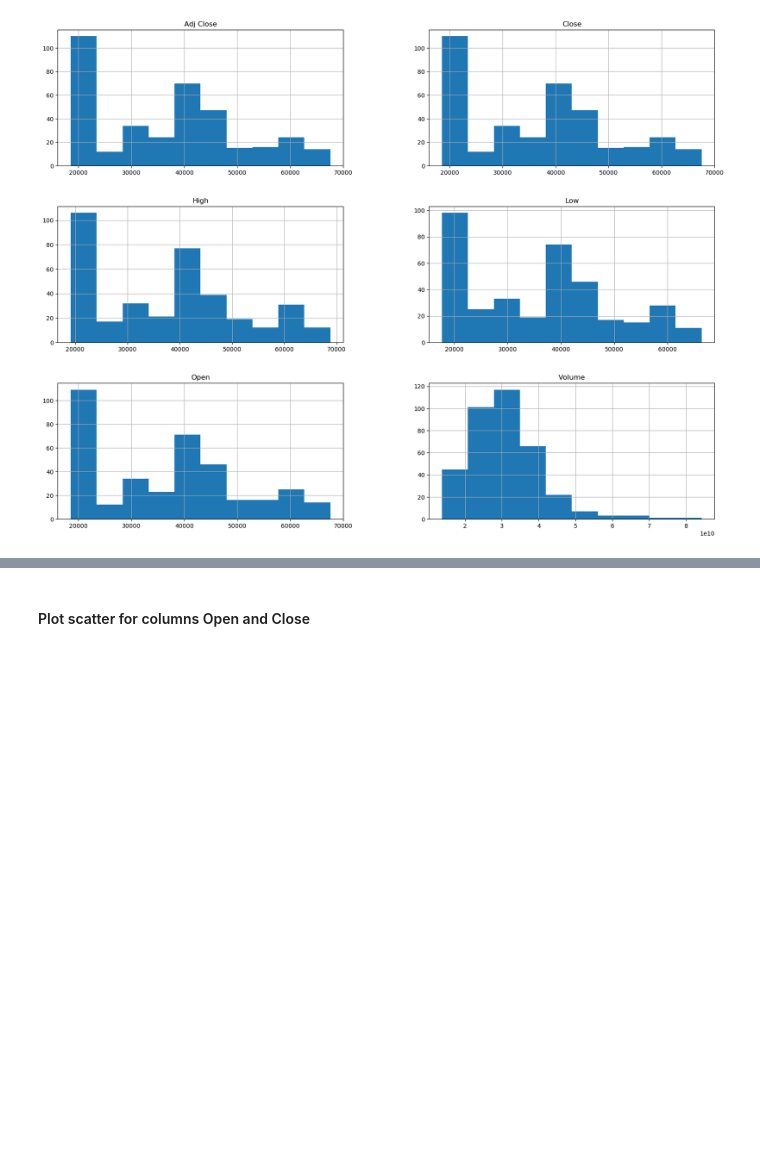
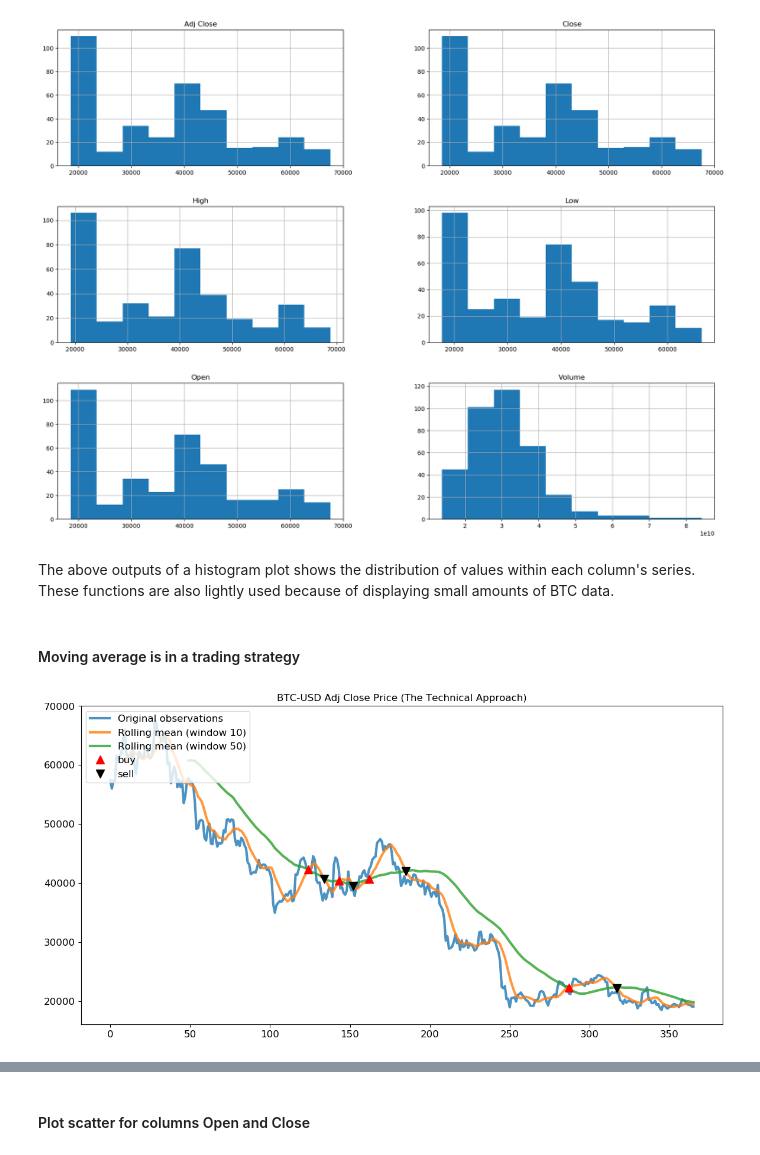
Before and after one commit to g3-reiten/scalable-backtesting-pipeline, a Jupyter notebook: notebooks/EDA_BTC-USD.ipynb, the cells around one changed output, grey strips where cells are left out. Drawn from its saved outputs; the diff is of its cells as text; code cells hidden in the pictures; blank space fills up the shorter version.

Commit message:
average trading strategy

```diff
--- a/notebooks/EDA_BTC-USD.ipynb
+++ b/notebooks/EDA_BTC-USD.ipynb
@@ -101,4 +101,37 @@ num_feats = list(data.select_dtypes(include=['int64', 'float64', 'int32']).colum
 data[num_feats].hist(figsize=(20,15));
 # %% [output]
 [figure]
+# %% [markdown]
+The above outputs of a histogram plot shows the distribution of values within each column's series. These functions are also lightly used because of displaying small amounts of BTC data.
+# %% [markdown]
+#### Moving average is in a trading strategy
+# %%
+short_window = 10
+mid_window = 50
+signals = pd.DataFrame(index=btc_recent.index)
+signals['signal'] = 0.0
+roll_d10 = btc_recent.rolling(window=short_window).mean()
+roll_d50 = btc_recent.rolling(window=mid_window).mean()
+signals['short_mavg'] = roll_d10
+signals['mid_mavg'] = roll_d50
+signals['signal'][short_window:] = np.where(signals['short_mavg'][short_window:] > signals['mid_mavg'][short_window:], 1.0, 0.0)
+signals['positions'] = signals['signal'].diff()
+# %%
+plt.figure(figsize=(14, 7))
+plt.plot(btc_recent.index, btc_recent, lw=3, alpha=0.8,label='Original observations')
+plt.plot(btc_recent.index, roll_d10, lw=3, alpha=0.8,label='Rolling mean (window 10)')
+plt.plot(btc_recent.index, roll_d50, lw=3, alpha=0.8,label='Rolling mean (window 50)')
+plt.plot(signals.loc[signals.positions == 1.0].index,
+         signals.short_mavg[signals.positions == 1.0],
+         '^', markersize=10, color='r', label='buy')
+
+plt.plot(signals.loc[signals.positions == -1.0].index,
+         signals.short_mavg[signals.positions == -1.0],
+         'v', markersize=10, color='k', label='sell')
+plt.title('BTC-USD Adj Close Price (The Technical Approach)')
+plt.tick_params(labelsize=12)
+plt.legend(loc='upper left', fontsize=12)
+plt.show()
+# %% [output]
+[figure, added]
 # %%
```
Also changed, not shown: parts of 1 cell of this notebook.
